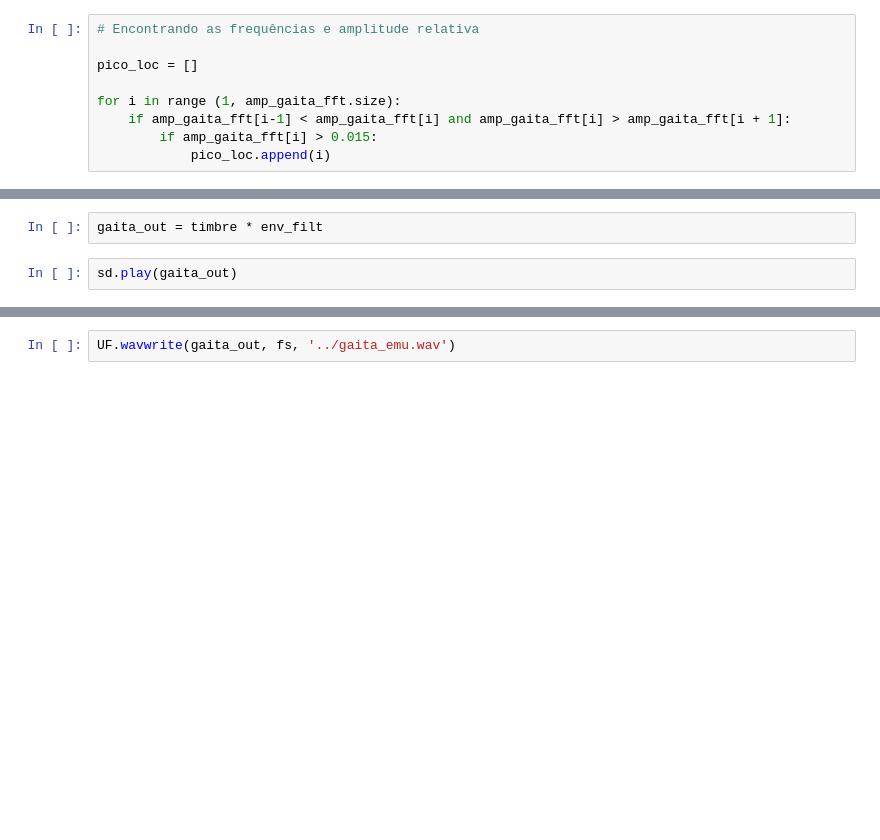
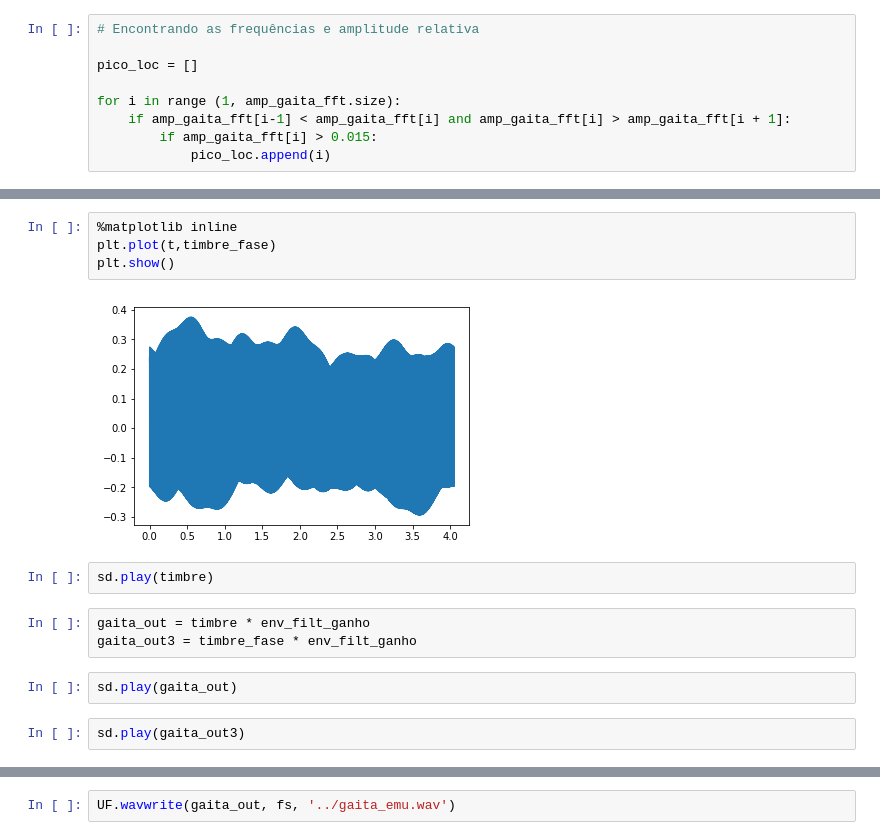
Before and after one commit to d4vidsc/music_synth, a Jupyter notebook: codigo/emulacao_gaita.ipynb, the cells around one changed output, grey strips where cells are left out. Drawn from its saved outputs; the diff is of its cells as text; blank space fills up the shorter version.

```diff
--- a/codigo/emulacao_gaita.ipynb
+++ b/codigo/emulacao_gaita.ipynb
@@ -108,5 +133,16 @@ plt.show()
-# %%
-gaita_out = timbre * env_filt
+# %%
+%matplotlib inline
+plt.plot(t,timbre_fase)
+plt.show()
+# %% [output]
+[figure, added]
+# %%
+sd.play(timbre)
+# %%
+gaita_out = timbre * env_filt_ganho
+gaita_out3 = timbre_fase * env_filt_ganho
 # %%
 sd.play(gaita_out)
+# %%
+sd.play(gaita_out3)
 # %%
```
Also changed, not shown: parts of 16 cells of this notebook, 1 other file.
